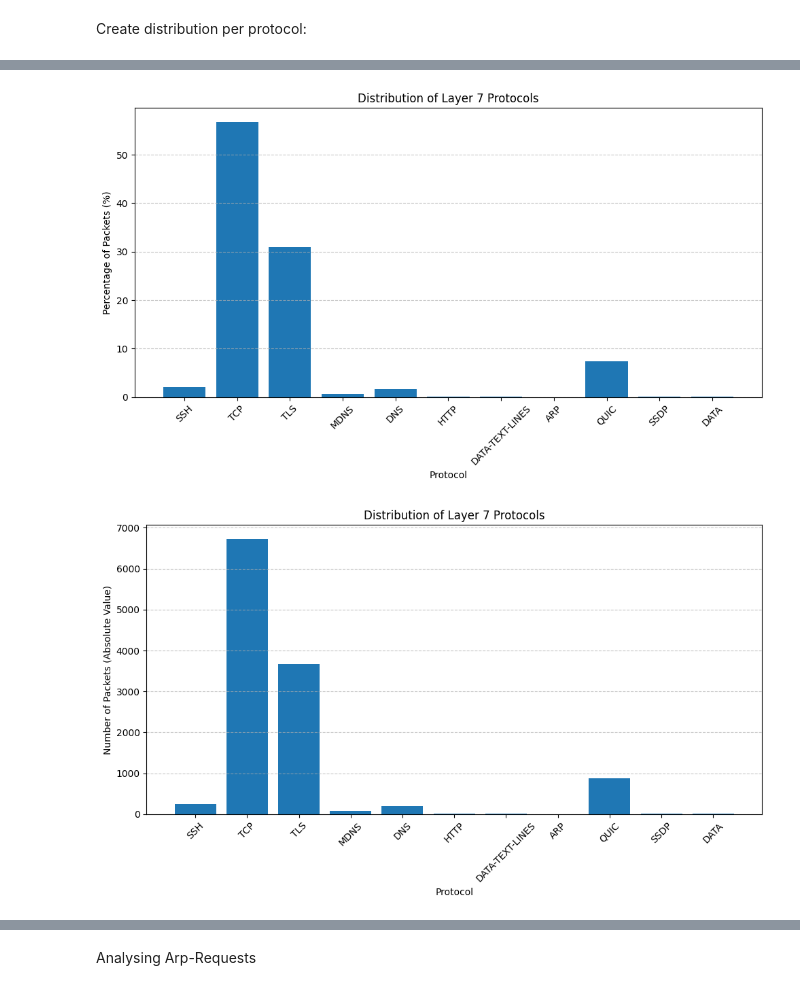
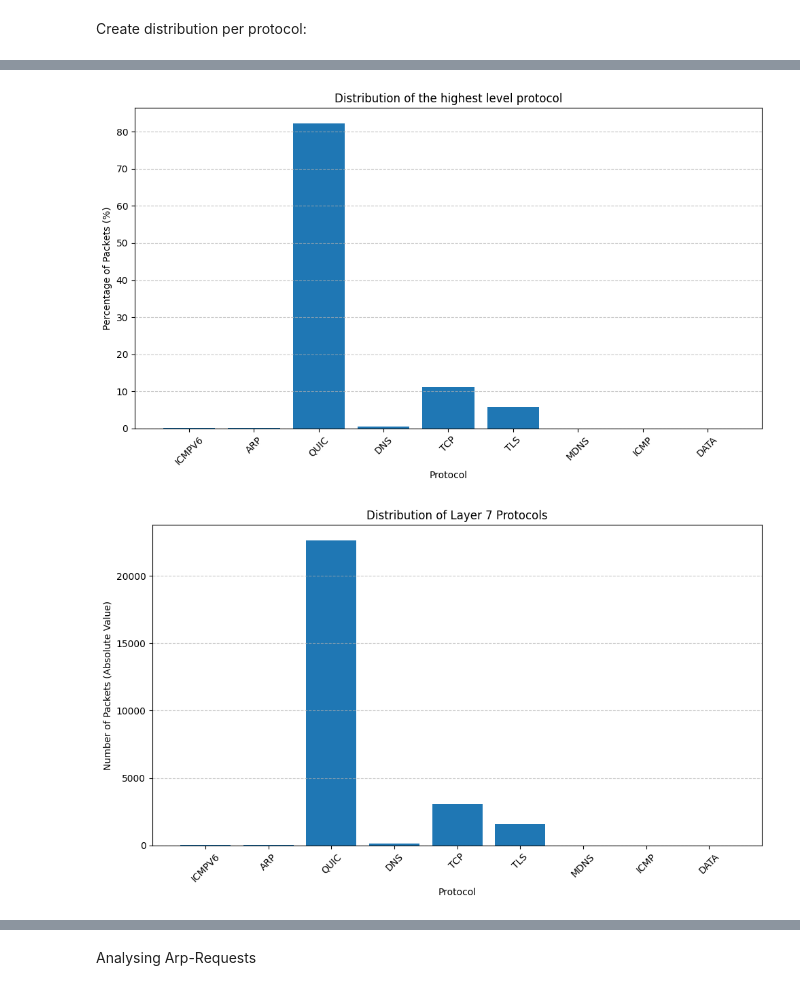
Before and after one commit to yusuferdemnacar/connected-mobility-basics-group-7, a Jupyter notebook: assignment-2/part2/analysis.ipynb, the cells around one changed output, grey strips where cells are left out. Saved outputs shown, nothing was run; the diff lists cells and outputs as text; code cells hidden in the pictures.

```diff
--- a/assignment-2/part2/analysis.ipynb
+++ b/assignment-2/part2/analysis.ipynb
@@ -1,10 +1,10 @@
 # %%
-from scapy.all import rdpcap, PPI_DOT11COMMON, Packet, PacketList
+from scapy.all import rdpcap, PPI_DOT11COMMON, Packet, PacketList, IP
 from scapy.layers.dot11 import Dot11
 import pyshark
 import matplotlib.pyplot as plt
 
-network_file = "network.pcap"
+network_file = "/Users/jonasjostan/Documents/itestra/connected-mobility-basics-group-7/part2_capture3.pcap"
 # %%
 def processing_file(file_path: str):
         packets:PacketList = rdpcap(file_path)
@@ -139,36 +269,36 @@ def protocol_distribution_bar_chart(distribution: dict, title: str = 'Distributi
     protocols = list(distribution.keys())
     # Use absolute values for the y-axis
     values = list(distribution.values())
 
     plt.figure(figsize=(10, 6))
     plt.bar(protocols, values)
     plt.xlabel('Protocol')
     plt.ylabel('Percentage of Packets (%)')
     plt.title(title)
     plt.xticks(rotation=45)
     plt.grid(axis='y', linestyle='--', alpha=0.7)
     plt.tight_layout()
     plt.show()
 
 def protocol_distribution_bar_chart_absolute(distribution: dict, title: str = 'Distribution of Layer 7 Protocols'):
     protocols = list(distribution.keys())
     values = list(distribution.values())
 
     plt.figure(figsize=(10, 6))
     plt.bar(protocols, values)
     plt.xlabel('Protocol')
     plt.ylabel('Number of Packets (Absolute Value)')
     plt.title(title)
     plt.xticks(rotation=45)
     plt.grid(axis='y', linestyle='--', alpha=0.7)
     plt.tight_layout()
     plt.show()
 
-protocol_distribution_bar_chart(distribution_layer_7, title='Distribution of Layer 7 Protocols')
+protocol_distribution_bar_chart(distribution_layer_7, title='Distribution of the highest level protocol')
 protocol_distribution_bar_chart_absolute(get_protocol_counts(layer7_packets), title='Distribution of Layer 7 Protocols')
 # %% [output]
-[figure, old version]
+[figure, new version]
-[figure, old version]
+[figure, new version]
 # %%
 def protocol_distribution_py_chart(distribution: dict):
     protocols = list(distribution.keys())
```
Also changed, not shown: parts of 73 cells of this notebook, 53 other files.
